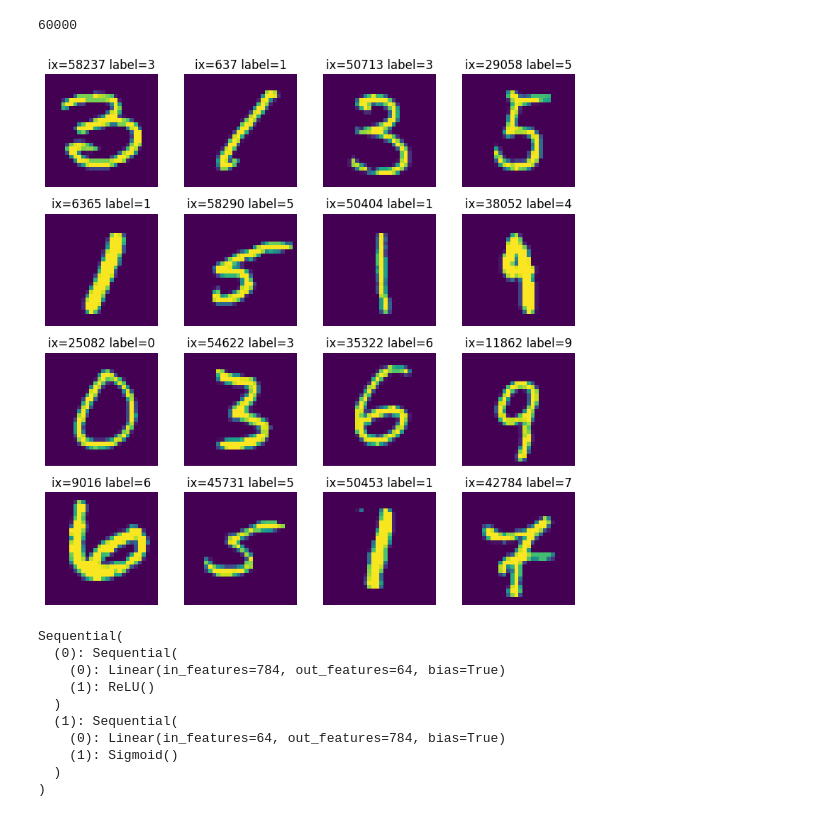
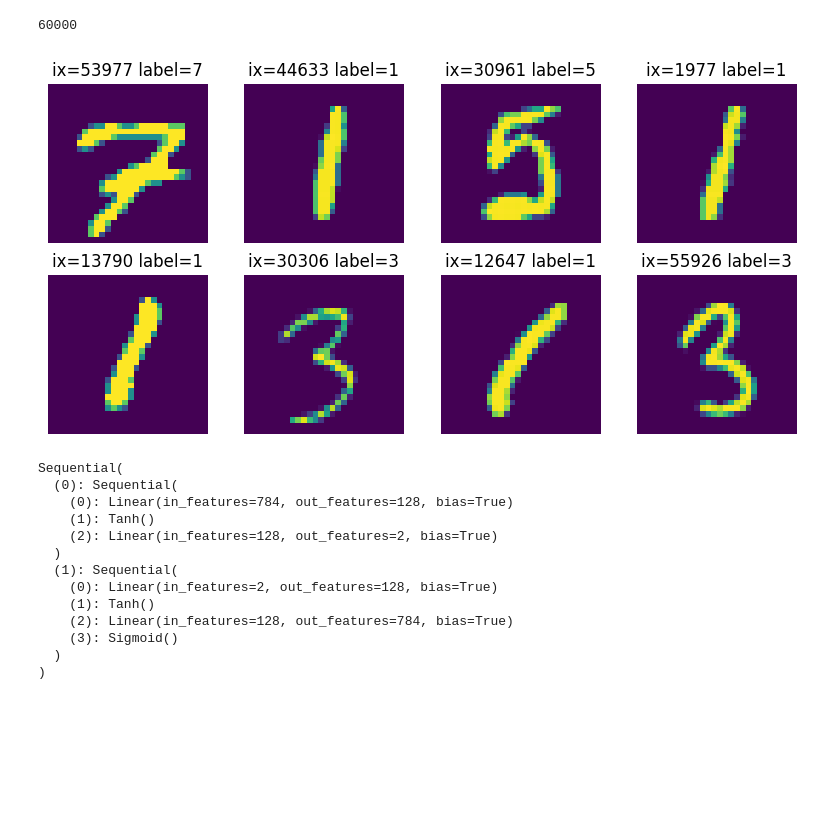
Before and after one commit to andraspalasti/notebooks, a Jupyter notebook: autoencoder.ipynb, the cells around one changed output. Drawn from its saved outputs; the diff is of its cells as text; code cells hidden in the pictures; blank space fills up the shorter version.

```diff
--- a/autoencoder.ipynb
+++ b/autoencoder.ipynb
@@ -14,25 +14,28 @@ len(train_set)
 60000
 # %%
 # See images in dataset
-plt.figure(figsize=(8,8))
-ixs = torch.randint(low=0, high=len(train_set), size=(16,)).tolist()
+plt.figure(figsize=(8,4))
+ixs = torch.randint(low=0, high=len(train_set), size=(8,)).tolist()
 for i, ix in enumerate(ixs):
     img, label = train_set[ix]
-    plt.subplot(4, 4, i+1)
+    plt.subplot(2, 4, i+1)
     plt.imshow(torch.squeeze(img))
     plt.title(f'{ix=} {label=}')
     plt.axis('off')
 plt.tight_layout()
 # %% [output]
-[figure, old version]
+[figure, new version]
 # %%
 encoder = nn.Sequential(
-    nn.Linear(in_features=28*28, out_features=64),
-    nn.ReLU(),
+    nn.Linear(in_features=28*28, out_features=128),
+    nn.Tanh(),
+    nn.Linear(in_features=128, out_features=2),
 )
 
 decoder = nn.Sequential(
-    nn.Linear(in_features=64, out_features=28*28),
+    nn.Linear(in_features=2, out_features=128),
+    nn.Tanh(),
+    nn.Linear(in_features=128, out_features=28*28),
     nn.Sigmoid(),
 )
 
@@ -41,12 +44,15 @@ net
 # %% [output]
 Sequential(
   (0): Sequential(
-    (0): Linear(in_features=784, out_features=64, bias=True)
-    (1): ReLU()
+    (0): Linear(in_features=784, out_features=128, bias=True)
+    (1): Tanh()
+    (2): Linear(in_features=128, out_features=2, bias=True)
   )
   (1): Sequential(
-    (0): Linear(in_features=64, out_features=784, bias=True)
-    (1): Sigmoid()
+    (0): Linear(in_features=2, out_features=128, bias=True)
+    (1): Tanh()
+    (2): Linear(in_features=128, out_features=784, bias=True)
+    (3): Sigmoid()
   )
 )
 # %%
```
Also changed, not shown: parts of 5 cells of this notebook, 1 other file.
